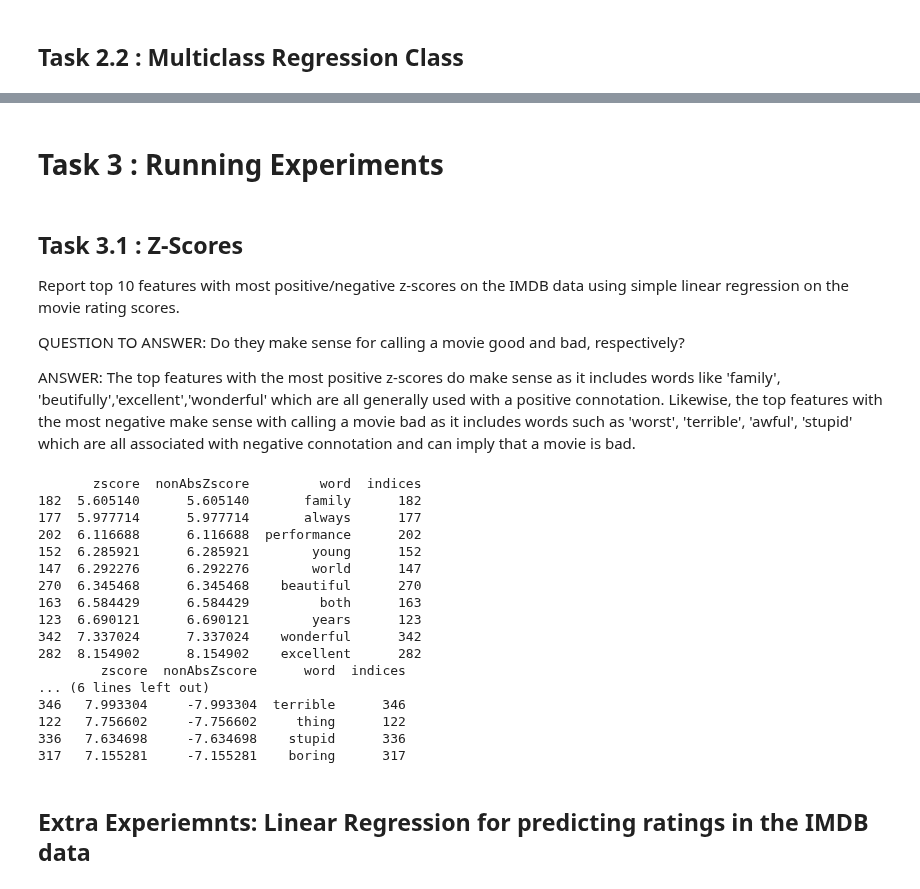
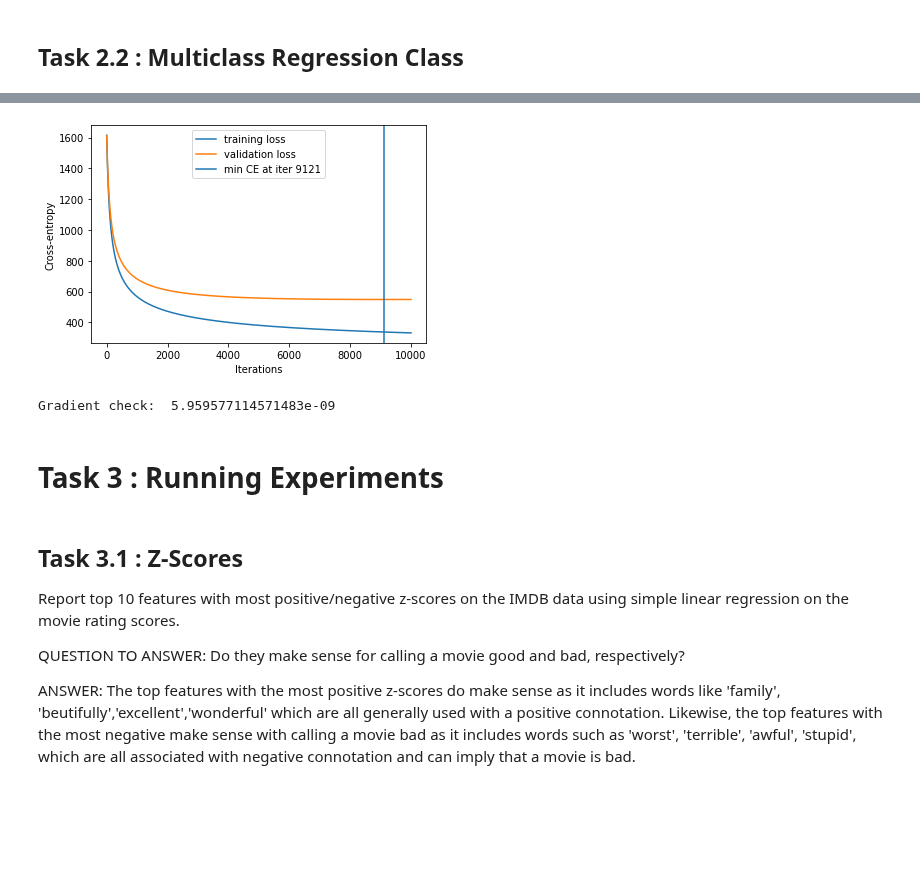
Before and after one commit to acollin19/comp551, a Jupyter notebook: A2/assignment2_group_24.ipynb, the cells around one changed output, grey strips where cells are left out. Cells and saved outputs as stored; diff of their text form; code cells hidden in the pictures; blank space fills up the shorter version.

```diff
--- a/A2/assignment2_group_24.ipynb
+++ b/A2/assignment2_group_24.ipynb
@@ -440,3 +405,25 @@ ValueError: ignored
+# %%
+# Validation loss: Find optimal number of iterations
+from sklearn.model_selection import train_test_split
+
+mlr = Multinomial_logistic(X_train.shape[1], y_train.shape[1])
+X_train_new, X_valid, y_train_new, y_valid = train_test_split(X_train, y_train, test_size=0.5, random_state=42)
+train_loss, valid_loss = mlr.fit(X_train_new, y_train_new, X_valid, y_valid, niter=10000)
+best_niter = valid_loss.argmin()
+
+plt.plot(train_loss, label="training loss")
+plt.plot(valid_loss, label="validation loss")
+plt.axvline(x=best_niter, label=f"min CE at iter {best_niter}")
+plt.xlabel("Iterations")
+plt.ylabel("Cross-entropy")
+plt.legend(loc='best')
+plt.show()
+# %% [output]
+[figure, added]
+# %%
+print("Gradient check: ", mlr.check_grad(X_train, y_train))
+# %% [output]
+Gradient check:  5.959577114571483e-09
 # %% [markdown]
 # Task 3 : Running Experiments
 # %% [markdown]
@@ -447,30 +434,4 @@ QUESTION TO ANSWER: Do they make sense for calling a movie good and bad, respect
 
 
 ANSWER: The top features with the most positive z-scores do make sense as it includes words like 'family', 'beutifully','excellent','wonderful' which are all generally used with a positive connotation.
-Likewise, the top features with the most negative make sense with calling a movie bad as it includes words such as 'worst', 'terrible', 'awful', 'stupid' which are all associated with negative connotation and can imply that a movie is bad.
+Likewise, the top features with the most negative make sense with calling a movie bad as it includes words such as 'worst', 'terrible', 'awful', 'stupid', which are all associated with negative connotation and can imply that a movie is bad.
-# %%
-negwords = df.sort_values('nonAbsZscore').head(10)
-poswords = df.sort_values('nonAbsZscore').tail(10)
-
-print(poswords)
-print(negwords)
-# %% [output]
-       zscore  nonAbsZscore         word  indices
-182  5.605140      5.605140       family      182
-177  5.977714      5.977714       always      177
-202  6.116688      6.116688  performance      202
-152  6.285921      6.285921        young      152
-147  6.292276      6.292276        world      147
-270  6.345468      6.345468    beautiful      270
-163  6.584429      6.584429         both      163
-123  6.690121      6.690121        years      123
-342  7.337024      7.337024    wonderful      342
-282  8.154902      8.154902    excellent      282
-        zscore  nonAbsZscore      word  indices
-... (6 lines left out)
-346   7.993304     -7.993304  terrible      346
-122   7.756602     -7.756602     thing      122
-336   7.634698     -7.634698    stupid      336
-317   7.155281     -7.155281    boring      317
-# %% [markdown]
-## Extra Experiemnts: Linear Regression for predicting ratings in the IMDB data
```
Also changed, not shown: parts of 52 cells of this notebook.
